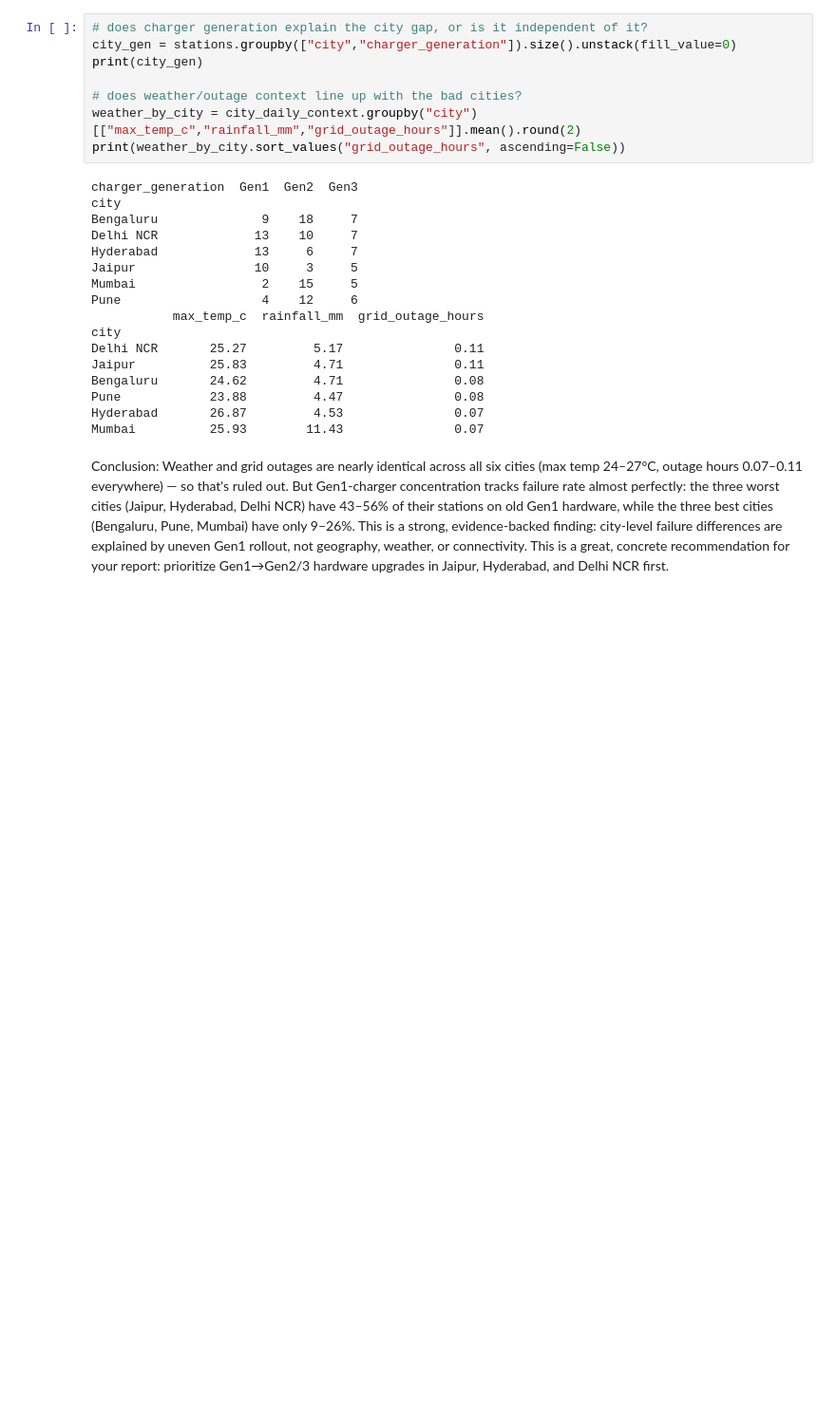
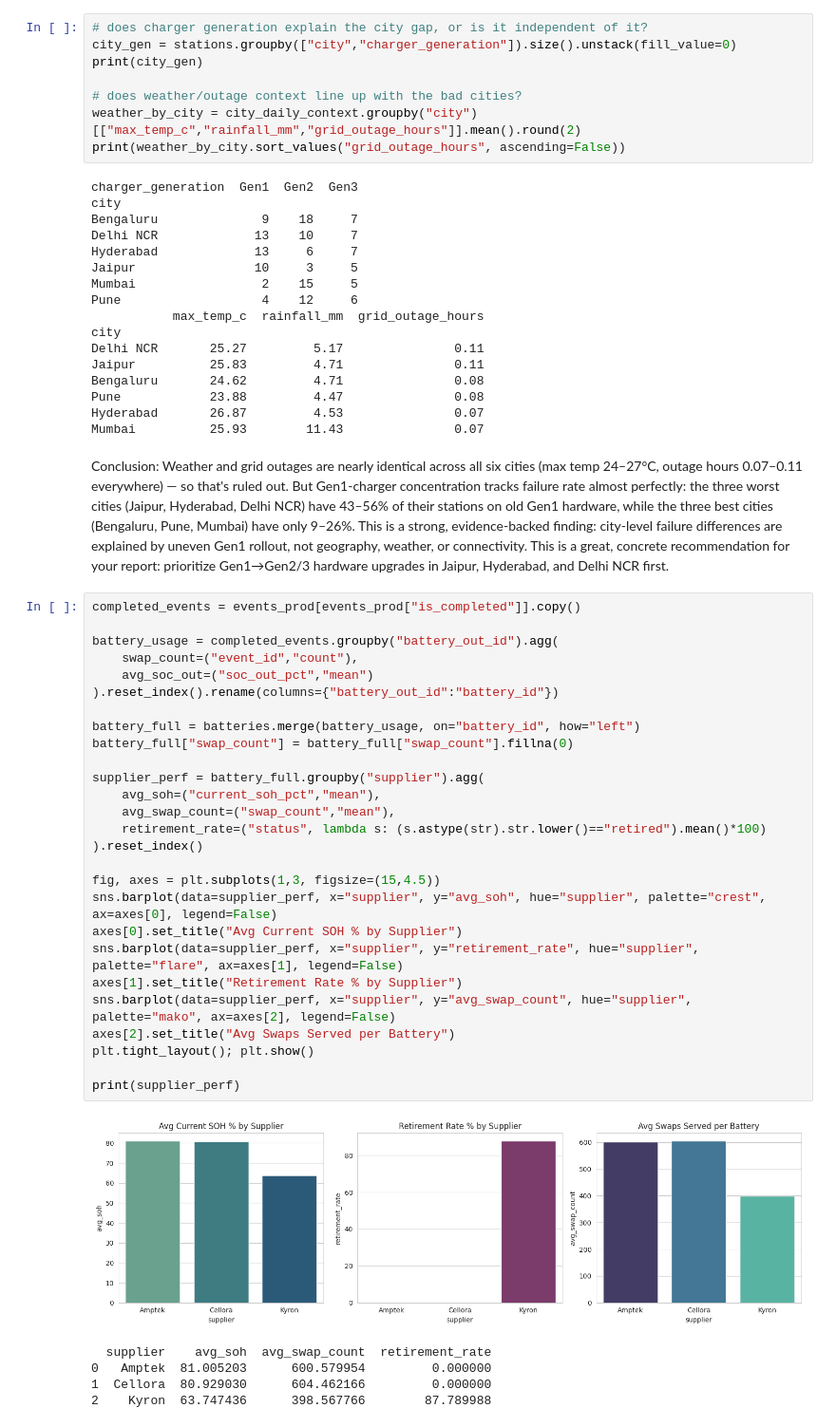
Before and after one commit to Khulbe-Nitin/Volt-Relay, a Jupyter notebook: Collab_notebook/VoltRelay_Merged_Nitin_Abhishek_Final.ipynb, the cells around one changed output. Shown at 95% size. Saved outputs shown, nothing was run; the diff lists cells and outputs as text; blank space fills up the shorter version.

```diff
--- a/Collab_notebook/VoltRelay_Merged_Nitin_Abhishek_Final.ipynb
+++ b/Collab_notebook/VoltRelay_Merged_Nitin_Abhishek_Final.ipynb
@@ -3677,3 +3677,36 @@ Hyderabad       26.87         4.53               0.07
 Mumbai          25.93        11.43               0.07
 # %% [markdown]
 Conclusion: Weather and grid outages are nearly identical across all six cities (max temp 24–27°C, outage hours 0.07–0.11 everywhere) — so that's ruled out. But Gen1-charger concentration tracks failure rate almost perfectly: the three worst cities (Jaipur, Hyderabad, Delhi NCR) have 43–56% of their stations on old Gen1 hardware, while the three best cities (Bengaluru, Pune, Mumbai) have only 9–26%. This is a strong, evidence-backed finding: city-level failure differences are explained by uneven Gen1 rollout, not geography, weather, or connectivity. This is a great, concrete recommendation for your report: prioritize Gen1→Gen2/3 hardware upgrades in Jaipur, Hyderabad, and Delhi NCR first.
+# %%
+completed_events = events_prod[events_prod["is_completed"]].copy()
+
+battery_usage = completed_events.groupby("battery_out_id").agg(
+    swap_count=("event_id","count"),
+    avg_soc_out=("soc_out_pct","mean")
+).reset_index().rename(columns={"battery_out_id":"battery_id"})
+
+battery_full = batteries.merge(battery_usage, on="battery_id", how="left")
+battery_full["swap_count"] = battery_full["swap_count"].fillna(0)
+
+supplier_perf = battery_full.groupby("supplier").agg(
+    avg_soh=("current_soh_pct","mean"),
+    avg_swap_count=("swap_count","mean"),
+    retirement_rate=("status", lambda s: (s.astype(str).str.lower()=="retired").mean()*100)
+).reset_index()
+
+fig, axes = plt.subplots(1,3, figsize=(15,4.5))
+sns.barplot(data=supplier_perf, x="supplier", y="avg_soh", hue="supplier", palette="crest", ax=axes[0], legend=False)
+axes[0].set_title("Avg Current SOH % by Supplier")
+sns.barplot(data=supplier_perf, x="supplier", y="retirement_rate", hue="supplier", palette="flare", ax=axes[1], legend=False)
+axes[1].set_title("Retirement Rate % by Supplier")
+sns.barplot(data=supplier_perf, x="supplier", y="avg_swap_count", hue="supplier", palette="mako", ax=axes[2], legend=False)
+axes[2].set_title("Avg Swaps Served per Battery")
+plt.tight_layout(); plt.show()
+
+print(supplier_perf)
+# %% [output]
+[figure, added]
+  supplier    avg_soh  avg_swap_count  retirement_rate
+0   Amptek  81.005203      600.579954         0.000000
+1  Cellora  80.929030      604.462166         0.000000
+2    Kyron  63.747436      398.567766        87.789988
```
Also changed, not shown: parts of 21 cells of this notebook.
